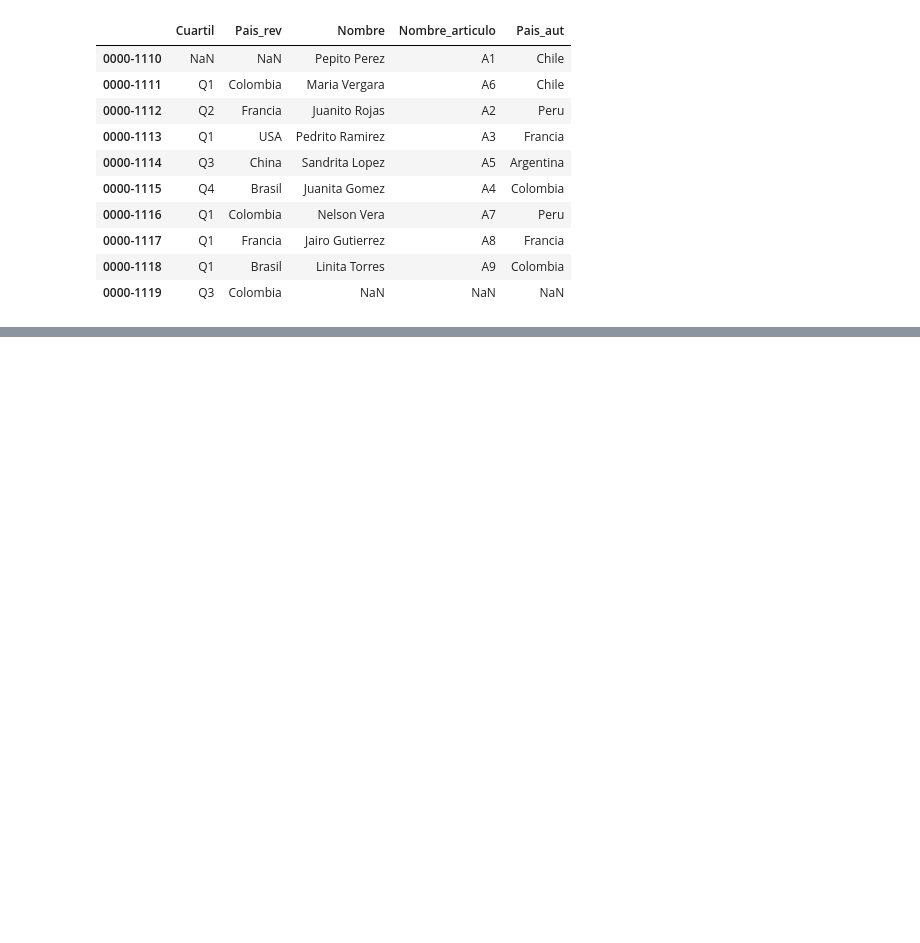
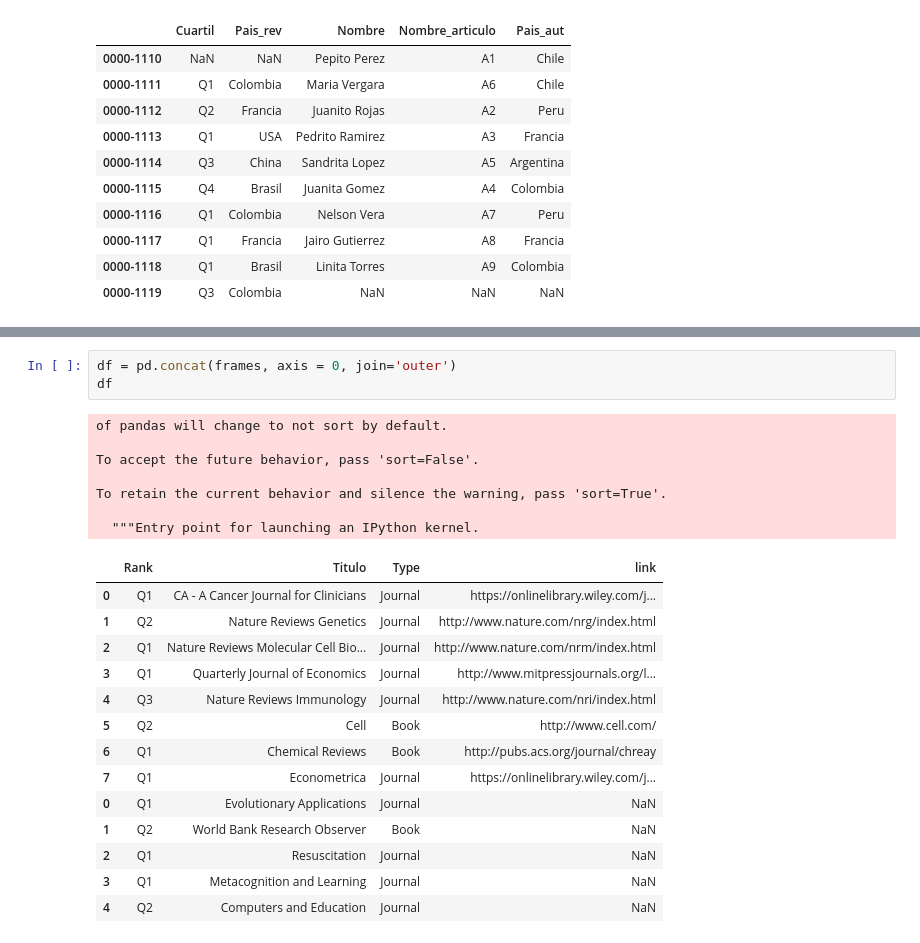
Before and after one commit to davidalejandro1223/Introduccion-ciencia-datos, a Jupyter notebook: Pandas/Taller 10 - concatenacion dataframes.ipynb, the cells around one changed output, grey strips where cells are left out. Cells and saved outputs as stored; diff of their text form; blank space fills up the shorter version.

```diff
--- a/Pandas/Taller 10 - concatenacion dataframes.ipynb
+++ b/Pandas/Taller 10 - concatenacion dataframes.ipynb
@@ -118,0 +215,25 @@ To retain the current behavior and silence the warning, pass 'sort=True'.
+# %%
+df = pd.concat(frames, axis = 0, join='outer')
+df
+# %% [output]
+of pandas will change to not sort by default.
+
+To accept the future behavior, pass 'sort=False'.
+
+To retain the current behavior and silence the warning, pass 'sort=True'.
+
+  """Entry point for launching an IPython kernel.
+|  | Rank | Titulo | Type | link |
+| 0 | Q1 | CA - A Cancer Journal for Clinicians | Journal | https://onlinelibrary.wiley.com/j... |
+| 1 | Q2 | Nature Reviews Genetics | Journal | http://www.nature.com/nrg/index.html |
+| 2 | Q1 | Nature Reviews Molecular Cell Bio... | Journal | http://www.nature.com/nrm/index.html |
+| 3 | Q1 | Quarterly Journal of Economics | Journal | http://www.mitpressjournals.org/l... |
+| 4 | Q3 | Nature Reviews Immunology | Journal | http://www.nature.com/nri/index.html |
+| 5 | Q2 | Cell | Book | http://www.cell.com/ |
+| 6 | Q1 | Chemical Reviews | Book | http://pubs.acs.org/journal/chreay |
+| 7 | Q1 | Econometrica | Journal | https://onlinelibrary.wiley.com/j... |
+| 0 | Q1 | Evolutionary Applications | Journal | NaN |
+| 1 | Q2 | World Bank Research Observer | Book | NaN |
+| 2 | Q1 | Resuscitation | Journal | NaN |
+| 3 | Q1 | Metacognition and Learning | Journal | NaN |
+| 4 | Q2 | Computers and Education | Journal | NaN |
```
Also changed, not shown: parts of 6 cells of this notebook.
